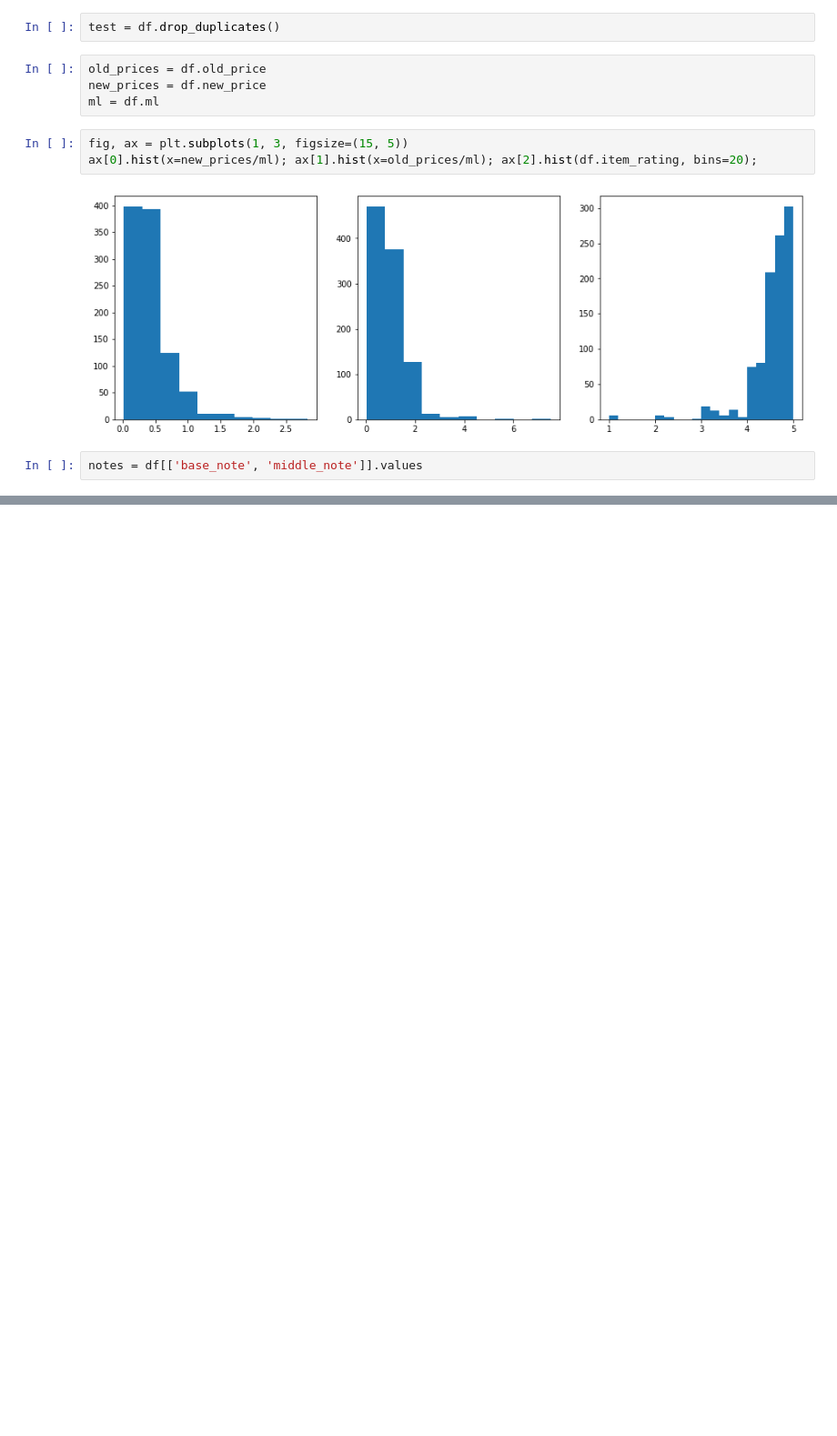
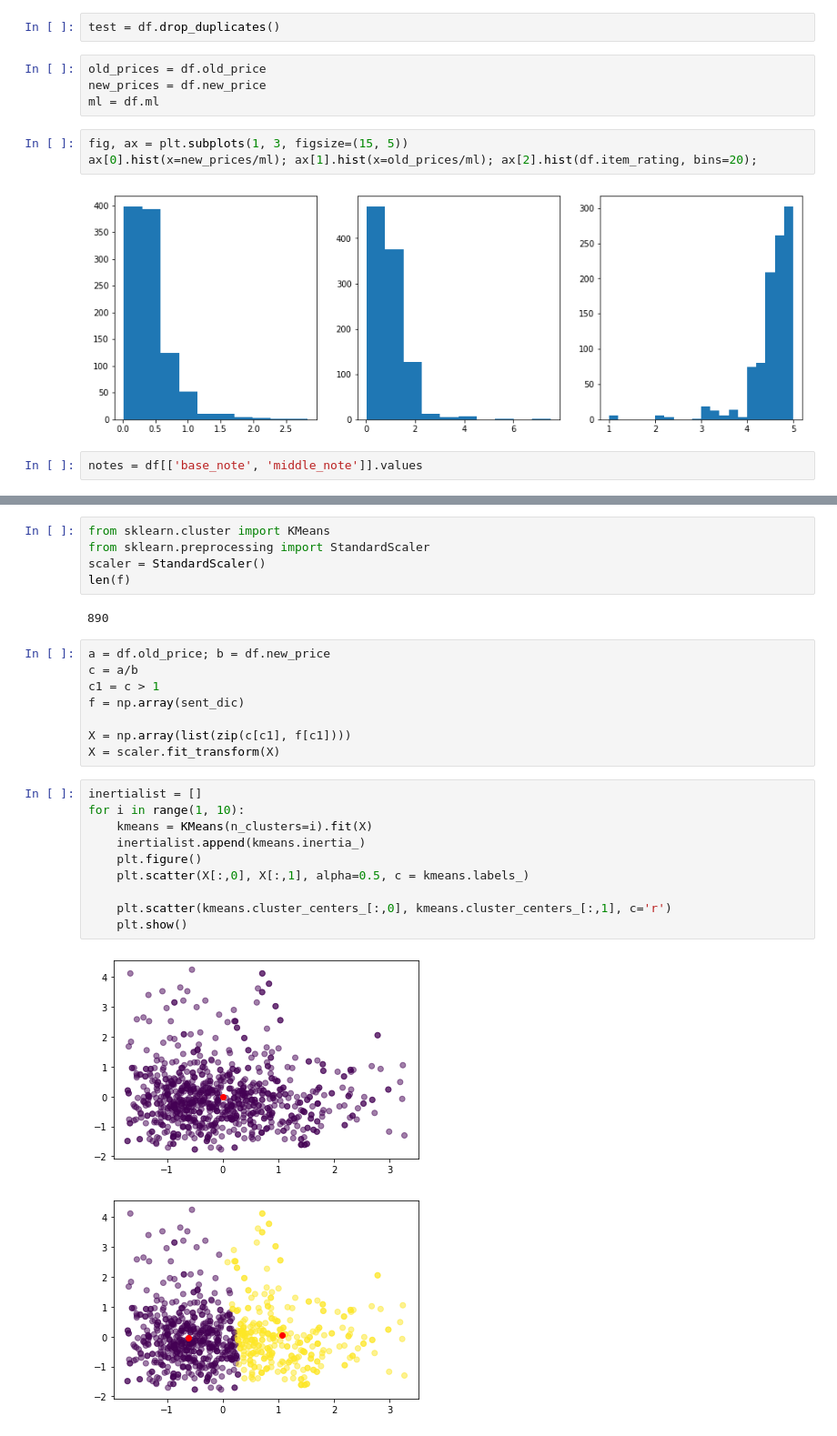
Before and after one commit to Sllambias/perfume_mining, a Jupyter notebook: preproc.ipynb, the cells around one changed output, grey strips where cells are left out. Shown at 91% size. Drawn from its saved outputs; the diff is of its cells as text; blank space fills up the shorter version.

```diff
--- a/preproc.ipynb
+++ b/preproc.ipynb
@@ -138,0 +130,28 @@ df.head()
+# %%
+from sklearn.cluster import KMeans
+from sklearn.preprocessing import StandardScaler
+scaler = StandardScaler()
+len(f)
+# %% [output]
+890
+# %%
+a = df.old_price; b = df.new_price
+c = a/b
+c1 = c > 1
+f = np.array(sent_dic)
+
+X = np.array(list(zip(c[c1], f[c1])))
+X = scaler.fit_transform(X)
+# %%
+inertialist = []
+for i in range(1, 10):
+    kmeans = KMeans(n_clusters=i).fit(X)
+    inertialist.append(kmeans.inertia_)
+    plt.figure()
+    plt.scatter(X[:,0], X[:,1], alpha=0.5, c = kmeans.labels_)
+
+    plt.scatter(kmeans.cluster_centers_[:,0], kmeans.cluster_centers_[:,1], c='r')
+    plt.show()
+# %% [output]
+[figure, added]
+[figure, added]
```
Also changed, not shown: parts of 21 cells of this notebook.
